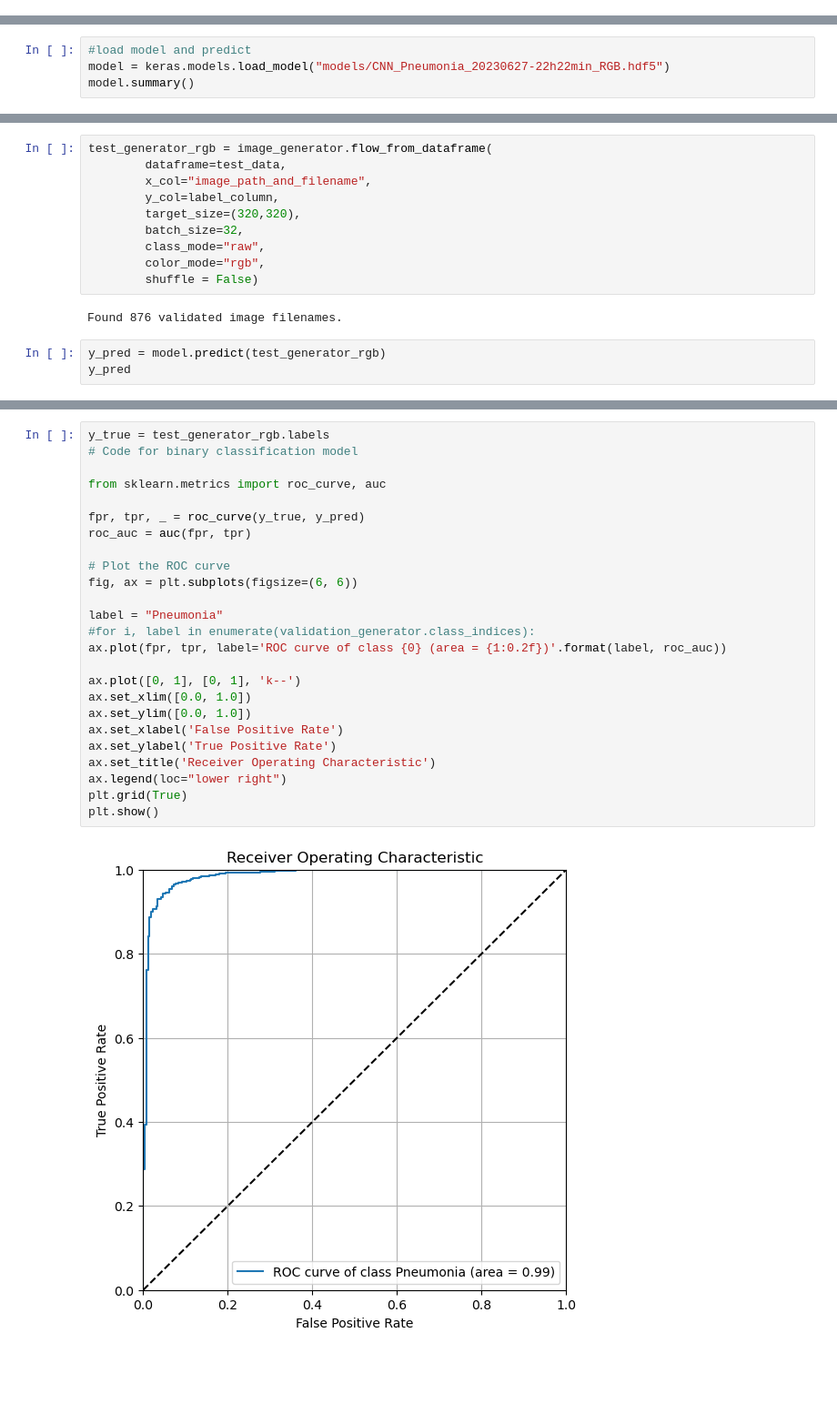
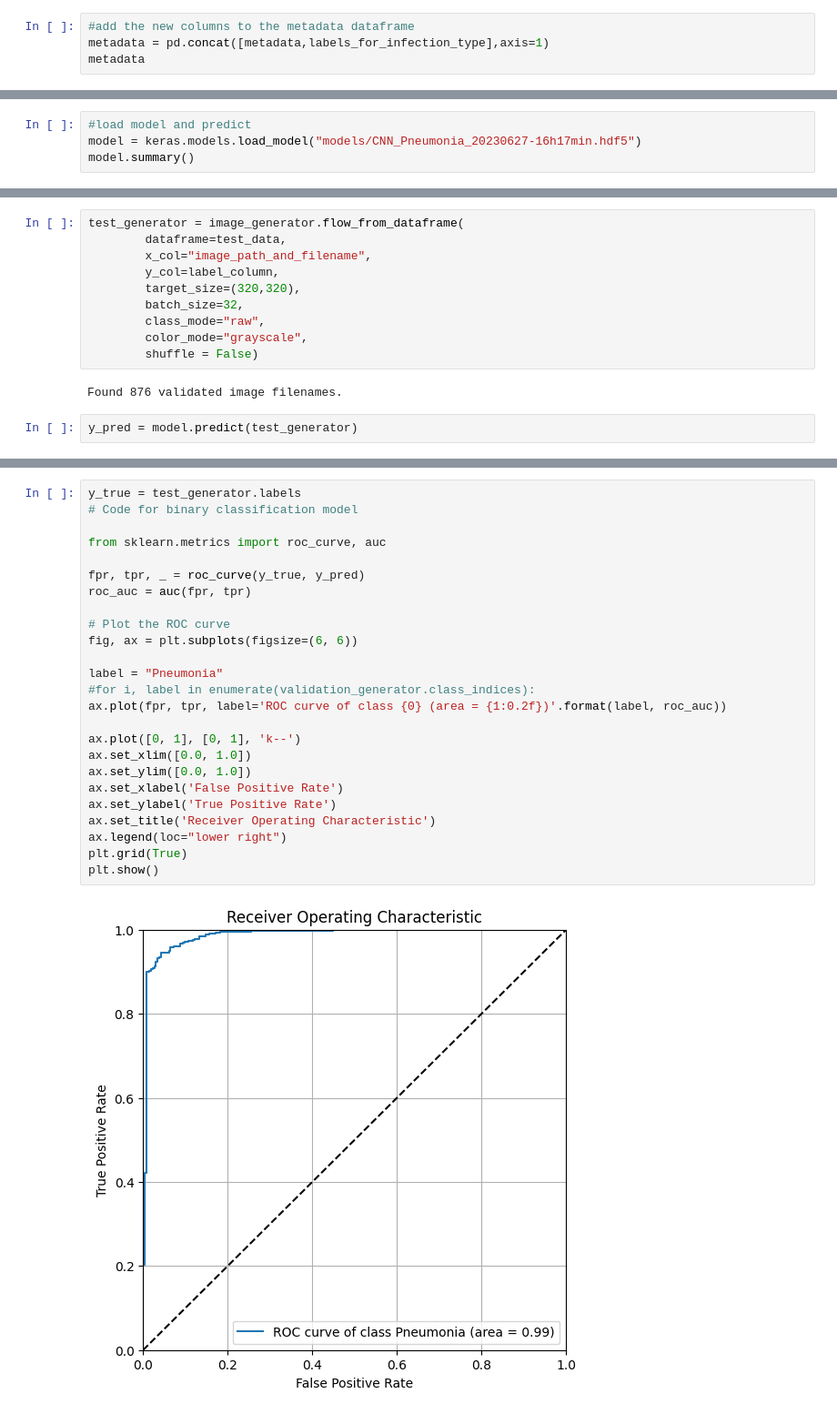
Before and after one commit to PhilippVogel92/ai_for_smart_health, a Jupyter notebook: ai_smart_health_portfolio_02_pneumonia_prediction.ipynb, the cells around one changed output, grey strips where cells are left out. Shown at 91% size. Drawn from its saved outputs; the diff is of its cells as text; blank space fills up the shorter version.

```diff
--- a/ai_smart_health_portfolio_02_pneumonia_prediction.ipynb
+++ b/ai_smart_health_portfolio_02_pneumonia_prediction.ipynb
@@ -262,0 +267,4 @@ metadata
+# %%
+#add the new columns to the metadata dataframe
+metadata = pd.concat([metadata,labels_for_infection_type],axis=1)
+metadata
@@ -835,5 +748,5 @@ Epoch 15/15
 # %%
 #load model and predict
-model = keras.models.load_model("models/CNN_Pneumonia_20230627-22h22min_RGB.hdf5")
+model = keras.models.load_model("models/CNN_Pneumonia_20230627-16h17min.hdf5")
 model.summary()
 # %% [output]
@@ -907,16 +772,15 @@ plt.show()
 # %%
-test_generator_rgb = image_generator.flow_from_dataframe(
+test_generator = image_generator.flow_from_dataframe(
         dataframe=test_data,
         x_col="image_path_and_filename",
         y_col=label_column,
         target_size=(320,320),
         batch_size=32,
         class_mode="raw",
-        color_mode="rgb",
+        color_mode="grayscale",
         shuffle = False)
 # %% [output]
 Found 876 validated image filenames.
 # %%
-y_pred = model.predict(test_generator_rgb)
-y_pred
+y_pred = model.predict(test_generator)
 # %% [output]
@@ -941,27 +788,27 @@ array([[1.21932840e-02],
 # %%
-y_true = test_generator_rgb.labels
+y_true = test_generator.labels
 # Code for binary classification model
 
 from sklearn.metrics import roc_curve, auc
 
 fpr, tpr, _ = roc_curve(y_true, y_pred)
 roc_auc = auc(fpr, tpr)
 
 # Plot the ROC curve
 fig, ax = plt.subplots(figsize=(6, 6))
 
 label = "Pneumonia"
 #for i, label in enumerate(validation_generator.class_indices):
 ax.plot(fpr, tpr, label='ROC curve of class {0} (area = {1:0.2f})'.format(label, roc_auc))
 
 ax.plot([0, 1], [0, 1], 'k--')
 ax.set_xlim([0.0, 1.0])
 ax.set_ylim([0.0, 1.0])
 ax.set_xlabel('False Positive Rate')
 ax.set_ylabel('True Positive Rate')
 ax.set_title('Receiver Operating Characteristic')
 ax.legend(loc="lower right")
 plt.grid(True)
 plt.show()
 # %% [output]
-[figure, old version]
+[figure, new version]
```
Also changed, not shown: parts of 92 cells of this notebook, 4 other files.
